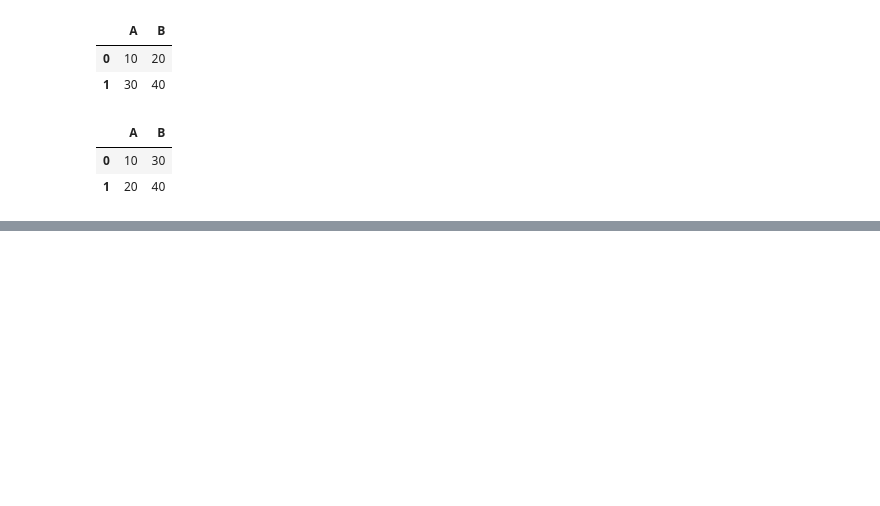
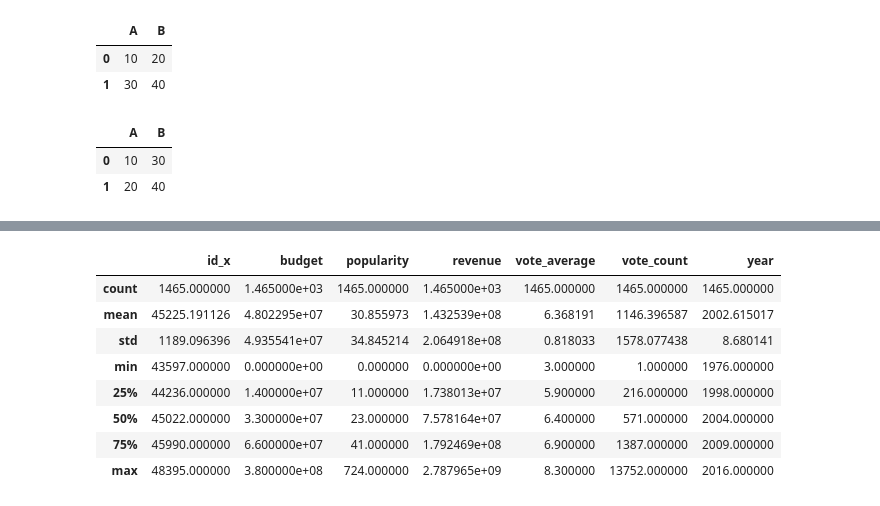
Before and after one commit to VishalDeoPrasad/InterviewBit, a Jupyter notebook: 14. Pandas/Pandas.ipynb, the cells around one changed output, grey strips where cells are left out. Cells and saved outputs as stored; diff of their text form; code cells hidden in the pictures; blank space fills up the shorter version.

```diff
--- a/14. Pandas/Pandas.ipynb
+++ b/14. Pandas/Pandas.ipynb
@@ -531,0 +821,12 @@ pd.DataFrame({"A":[10,20], "B":[30,40]})
+# %%
+data.describe()
+# %% [output]
+|  | id_x | budget | popularity | revenue | vote_average | vote_count | year |
+| count | 1465.000000 | 1.465000e+03 | 1465.000000 | 1.465000e+03 | 1465.000000 | 1465.000000 | 1465.000000 |
+| mean | 45225.191126 | 4.802295e+07 | 30.855973 | 1.432539e+08 | 6.368191 | 1146.396587 | 2002.615017 |
+| std | 1189.096396 | 4.935541e+07 | 34.845214 | 2.064918e+08 | 0.818033 | 1578.077438 | 8.680141 |
+| min | 43597.000000 | 0.000000e+00 | 0.000000 | 0.000000e+00 | 3.000000 | 1.000000 | 1976.000000 |
+| 25% | 44236.000000 | 1.400000e+07 | 11.000000 | 1.738013e+07 | 5.900000 | 216.000000 | 1998.000000 |
+| 50% | 45022.000000 | 3.300000e+07 | 23.000000 | 7.578164e+07 | 6.400000 | 571.000000 | 2004.000000 |
+| 75% | 45990.000000 | 6.600000e+07 | 41.000000 | 1.792469e+08 | 6.900000 | 1387.000000 | 2009.000000 |
+| max | 48395.000000 | 3.800000e+08 | 724.000000 | 2.787965e+09 | 8.300000 | 13752.000000 | 2016.000000 |
```
Also changed, not shown: parts of 84 cells of this notebook, 2 other files.
